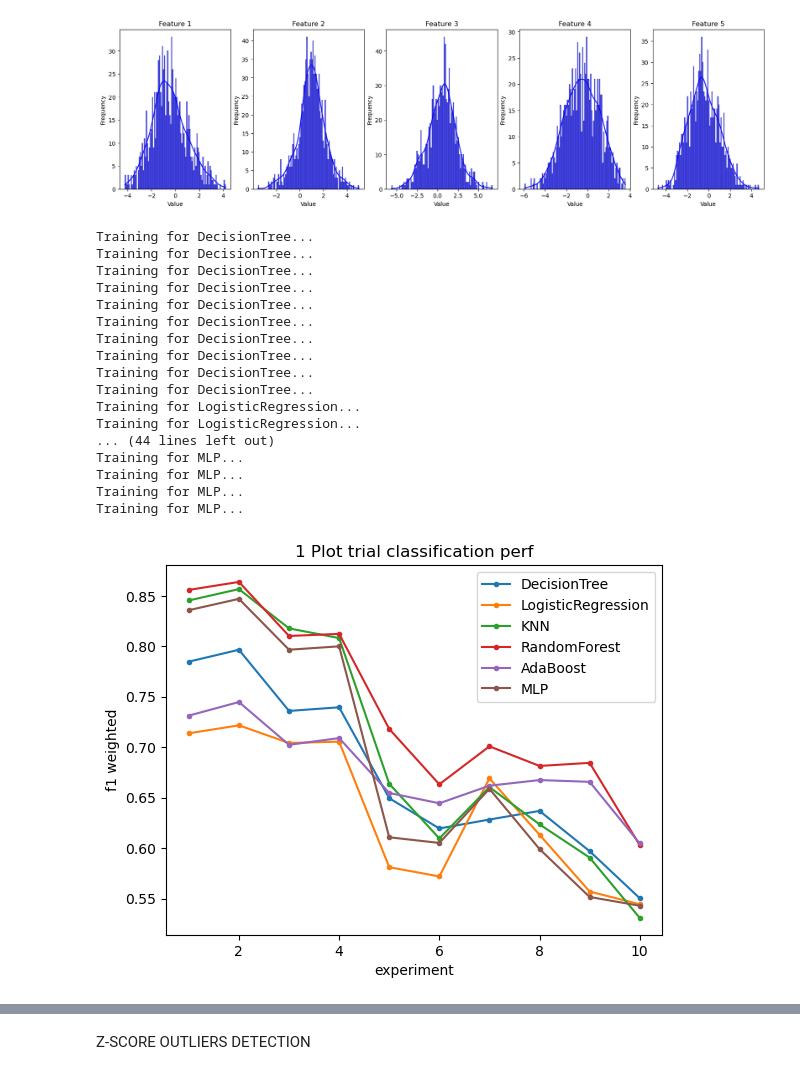
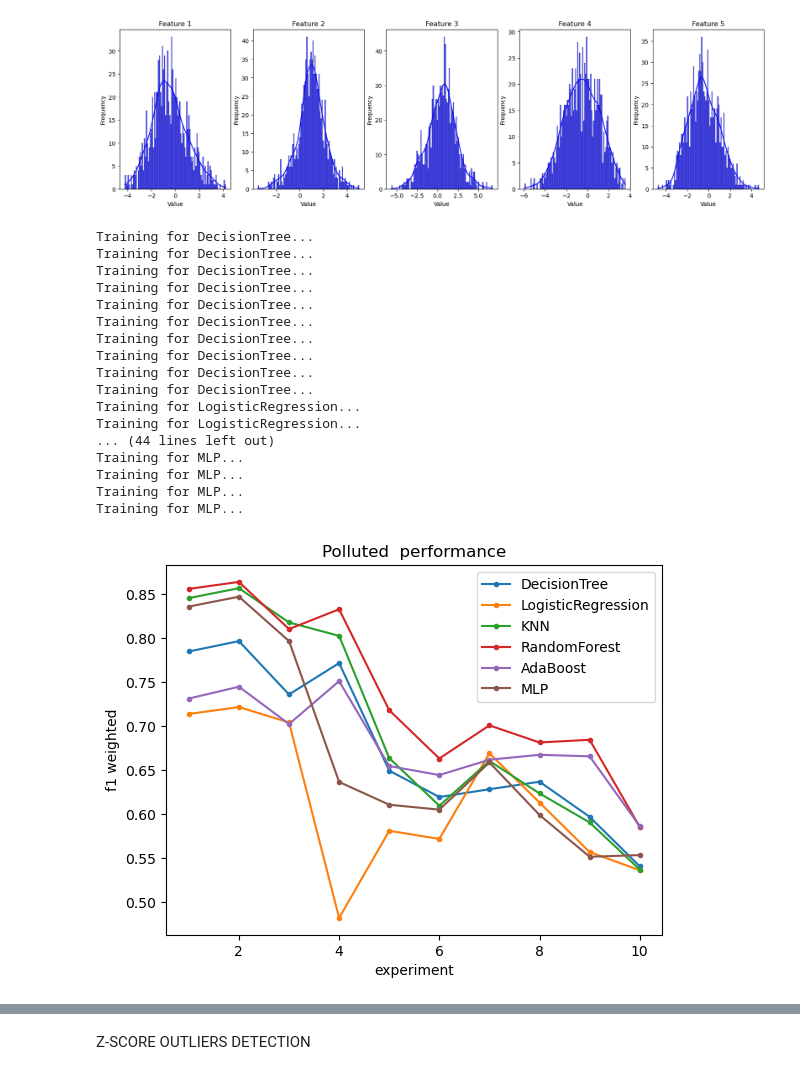
Before and after one commit to GiovanniStefanizzi/Data-and-Information-Quality-Project, a Jupyter notebook: Accuracy.ipynb, the cells around one changed output, grey strips where cells are left out. Saved outputs shown, nothing was run; the diff lists cells and outputs as text; code cells hidden in the pictures.

```diff
--- a/Accuracy.ipynb
+++ b/Accuracy.ipynb
@@ -106,13 +106,13 @@ polluted = []
 polluted.append(pollute(X, 0.05, 4, 1))
 polluted.append(pollute(X, 0.05, 3, 2))
 polluted.append(pollute(X, 0.1, 3, 0))
-polluted.append(pollute(X, 0.1, 3, 0.5))
+polluted.append(pollute(X, 0.1, 100, 0.5))
 polluted.append(pollute(X, 0.25, 6, 1))
 polluted.append(pollute(X, 0.3, 5, 2))
 polluted.append(pollute(X, 0.35, 3, 0.5))
 polluted.append(pollute(X, 0.4, 4, 0))
 polluted.append(pollute(X, 0.5, 8, 1))
-polluted.append(pollute(X, 0.5, 0, 8))
+polluted.append(pollute(X, 0.5, 2, 8))
 # %% [markdown]
 POLLUTED DATA ANALYSIS
 # %%
@@ -169,34 +169,44 @@ for algorithm in CLASSIFICATION_ALGORITHMS: # FIRST CICLE ON THE ALGORITHMS
     results_single_algorithm = []
 
     for polluted_df in polluted: # SECOND CICLE ON THE NUMBER OF POLLUTED DATASET THAT YOU WANT TO CREATE WITH DIFFERENT % OF POLLUTION
 
         # DATA ANALYSIS
         results_1_analysis = classification(polluted_df, y, algorithm, seed)
         results_single_algorithm.append(results_1_analysis)
 
     results_for_each_algorithm.append(results_single_algorithm)
 
 # RESULTS EVALUATION
 #EXAMPLE FOR USING THE SCRIPTS TO PLOT THE RESULTS
-plot(x_axis_values=[1,2,3,4,5,6,7,8,9,10], x_label="experiment", results=results_for_each_algorithm, title="1 Plot trial classification perf", algorithms=CLASSIFICATION_ALGORITHMS, plot_type="performance")
-plot(x_axis_values=[1,2,3,4,5,6,7,8,9,10], x_label="experiment", results=results_for_each_algorithm, title="2 Plot trial classification dist", algorithms=CLASSIFICATION_ALGORITHMS, plot_type="distance train-test")
-plot(x_axis_values=[1,2,3,4,5,6,7,8,9,10], x_label="experiment", results=results_for_each_algorithm, title="3 Plot trial classification speed", algorithms=CLASSIFICATION_ALGORITHMS, plot_type="speed")
+plot(x_axis_values=[1,2,3,4,5,6,7,8,9,10], x_label="experiment", results=results_for_each_algorithm, title="Polluted  performance", algorithms=CLASSIFICATION_ALGORITHMS, plot_type="performance")
+plot(x_axis_values=[1,2,3,4,5,6,7,8,9,10], x_label="experiment", results=results_for_each_algorithm, title="Polluted distance train-test", algorithms=CLASSIFICATION_ALGORITHMS, plot_type="distance train-test")
+plot(x_axis_values=[1,2,3,4,5,6,7,8,9,10], x_label="experiment", results=results_for_each_algorithm, title="Polluted classification speed", algorithms=CLASSIFICATION_ALGORITHMS, plot_type="speed")
+
+polluted_results_dataFrame=pd.DataFrame(results_for_each_algorithm,columns=range(10))
+polluted_results_dataFrame=polluted_results_dataFrame.T
+polluted_results_dataFrame=polluted_results_dataFrame.rename({0:"DecisionTree",1:"LogisticRegression",
+                                                    2:"KNN",3:"RandomForest",
+                                                    4:"AdaBoost",5:"MLP"}, axis='columns')
+for col in polluted_results_dataFrame.columns:
+    polluted_performance_dataFrame = polluted_results_dataFrame.applymap(lambda x: x['mean_perf'] if isinstance(x, dict) else x)
+    polluted_distance_dataFrame = polluted_results_dataFrame.applymap(lambda x: x['distance'] if isinstance(x, dict) else x)
+    polluted_speed_dataFrame = polluted_results_dataFrame.applymap(lambda x: x['speed'] if isinstance(x, dict) else x)
 # %% [output]
 Training for DecisionTree...
 Training for DecisionTree...
 Training for DecisionTree...
 Training for DecisionTree...
 Training for DecisionTree...
 Training for DecisionTree...
 Training for DecisionTree...
 Training for DecisionTree...
 Training for DecisionTree...
 Training for DecisionTree...
 Training for LogisticRegression...
 Training for LogisticRegression...
 ... (44 lines left out)
 Training for MLP...
 Training for MLP...
 Training for MLP...
 Training for MLP...
-[figure, old version]
+[figure, new version]
```
Also changed, not shown: parts of 16 cells of this notebook.
